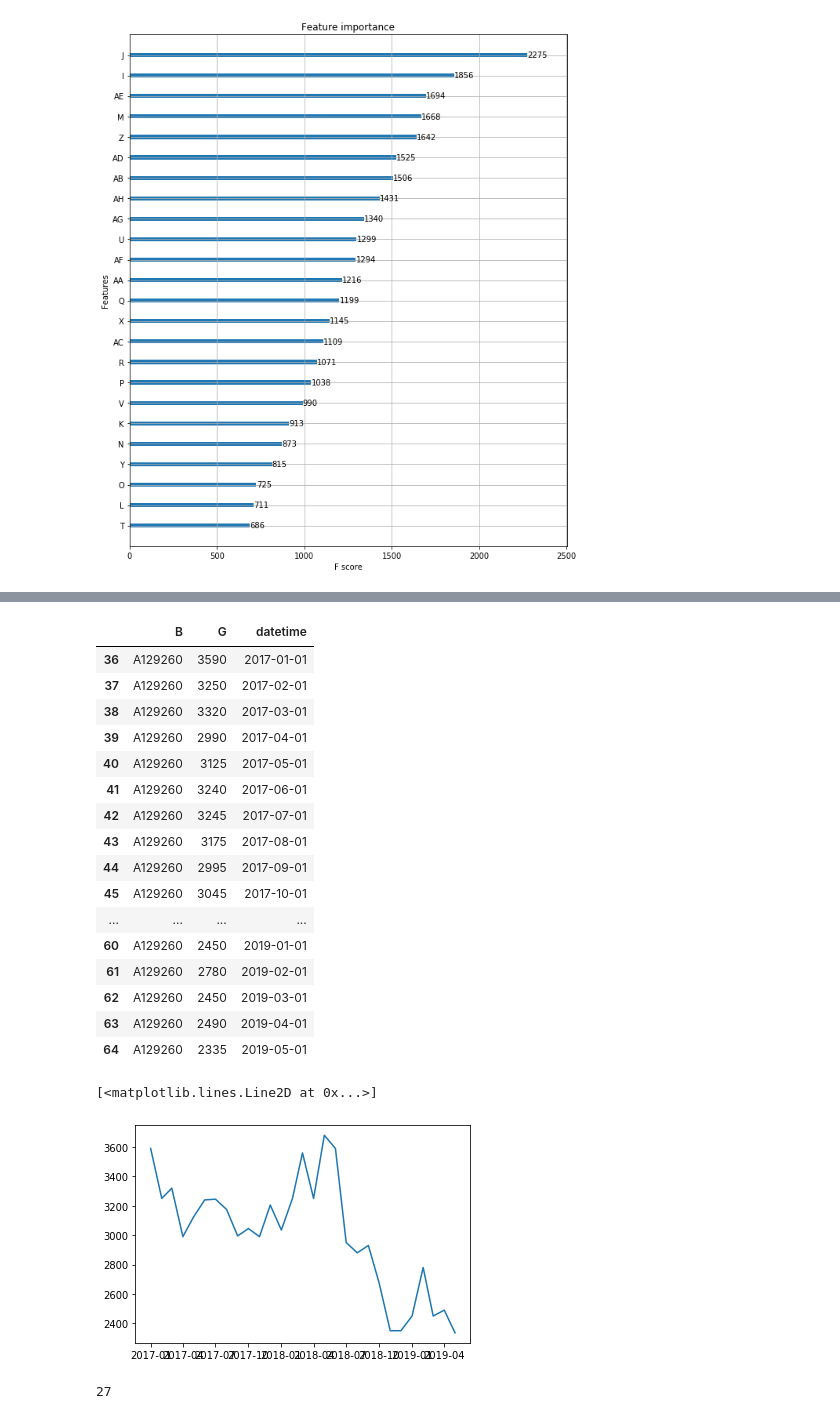
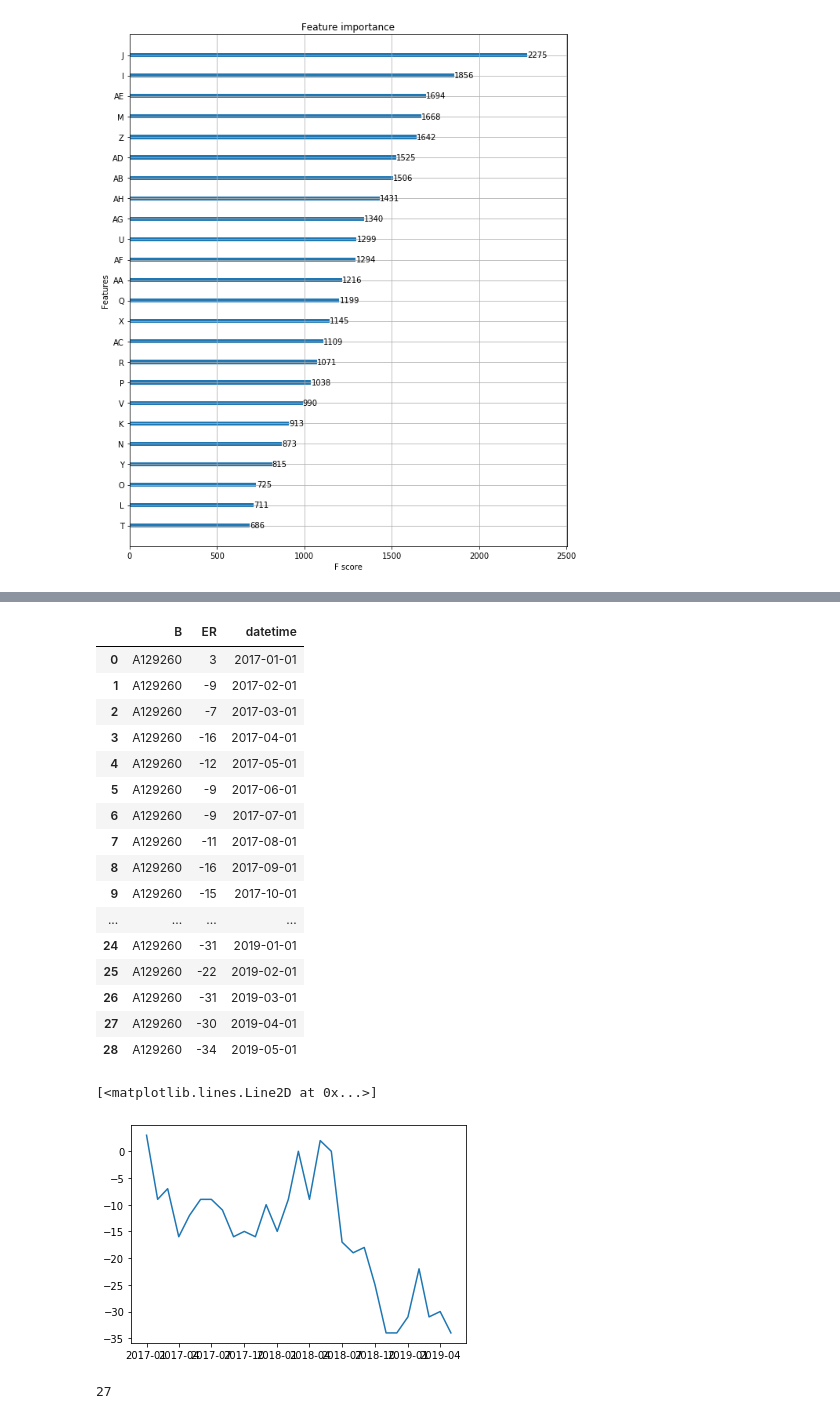
Before and after one commit to codingKYU/Deep-Learning, a Jupyter notebook: Quant_prediction/model.ipynb, the cells around one changed output, grey strips where cells are left out. Drawn from its saved outputs; the diff is of its cells as text; code cells hidden in the pictures.

```diff
--- a/Quant_prediction/model.ipynb
+++ b/Quant_prediction/model.ipynb
@@ -720,3 +655,20 @@ test_Y = test_set_IN[['B','G','datetime']]
+# %%
+import pandas as pd
+import numpy as np
+
+data = pd.read_excel('C:/Users/jlee0/Desktop/KYU/hanim ict/1/data/last_data/IN_DATA.xlsx')
+# %%
+test_set = pd.DataFrame(data.loc[(data['2019_06'] > 0) | (data['2019_07'] > 0) | (data['2019_08'] > 0) | (data['2019_09'] > 0) | (data['2019_10'] > 0) | (data['2019_11'] > 0) | (data['2019_12'] > 0 )])
+train_set = pd.DataFrame(data.loc[(data['2017_01'] > 0) | (data['2017_02'] > 0) | (data['2017_03'] > 0) | (data['2017_04'] > 0) | (data['2017_05'] > 0) | (data['2017_06'] > 0) | (data['2017_07'] > 0 )| (data['2017_08'] > 0 )| (data['2017_09'] > 0 )| (data['2017_10'] > 0 )| (data['2017_11'] > 0 )| (data['2017_12'] > 0 ) | (data['2018_01'] > 0) | (data['2018_02'] > 0) | (data['2018_03'] > 0) | (data['2018_04'] > 0) | (data['2018_05'] > 0) | (data['2018_06'] > 0) | (data['2018_07'] > 0 )| (data['2018_08'] > 0 )| (data['2018_09'] > 0 )| (data['2018_10'] > 0 )| (data['2018_11'] > 0 )| (data['2018_12'] > 0 ) | (data['2019_01'] > 0) | (data['2019_02'] > 0) | (data['2019_03'] > 0) | (data['2019_04'] > 0) | (data['2019_05'] > 0)])
+# %%
+IN_X = train_set[['B','I', 'J', 'K', 'L', 'M', 'N', 'O', 'P', 'Q', 'R', 'T', 'U', 'V',
+       'W', 'X', 'Y', 'Z', 'AA', 'AB', 'AC', 'AD', 'AE', 'AF', 'AG', 'AH','datetime']]
+IN_Y = train_set[['B','ER','datetime']]
+
+test_IN_X = test_set[['B','I', 'J', 'K', 'L', 'M', 'N', 'O', 'P', 'Q', 'R', 'T', 'U', 'V',
+       'W', 'X', 'Y', 'Z', 'AA', 'AB', 'AC', 'AD', 'AE', 'AF', 'AG', 'AH','datetime']]
+
+test_IN_Y = test_set[['B','ER','datetime']]
 # %%
 IN_X
 # %% [output]
@@ -773,32 +725,32 @@ IN_X[IN_X.B == 'A129260']
 # %%
 IN_Y[0:29]
 # %% [output]
-|  | B | G | datetime |
-| 36 | A129260 | 3590 | 2017-01-01 |
-| 37 | A129260 | 3250 | 2017-02-01 |
-| 38 | A129260 | 3320 | 2017-03-01 |
-| 39 | A129260 | 2990 | 2017-04-01 |
-| 40 | A129260 | 3125 | 2017-05-01 |
-| 41 | A129260 | 3240 | 2017-06-01 |
-| 42 | A129260 | 3245 | 2017-07-01 |
-| 43 | A129260 | 3175 | 2017-08-01 |
-| 44 | A129260 | 2995 | 2017-09-01 |
-| 45 | A129260 | 3045 | 2017-10-01 |
+|  | B | ER | datetime |
+| 0 | A129260 | 3 | 2017-01-01 |
+| 1 | A129260 | -9 | 2017-02-01 |
+| 2 | A129260 | -7 | 2017-03-01 |
+| 3 | A129260 | -16 | 2017-04-01 |
+| 4 | A129260 | -12 | 2017-05-01 |
+| 5 | A129260 | -9 | 2017-06-01 |
+| 6 | A129260 | -9 | 2017-07-01 |
+| 7 | A129260 | -11 | 2017-08-01 |
+| 8 | A129260 | -16 | 2017-09-01 |
+| 9 | A129260 | -15 | 2017-10-01 |
 | ... | ... | ... | ... |
-| 60 | A129260 | 2450 | 2019-01-01 |
-| 61 | A129260 | 2780 | 2019-02-01 |
-| 62 | A129260 | 2450 | 2019-03-01 |
-| 63 | A129260 | 2490 | 2019-04-01 |
-| 64 | A129260 | 2335 | 2019-05-01 |
+| 24 | A129260 | -31 | 2019-01-01 |
+| 25 | A129260 | -22 | 2019-02-01 |
+| 26 | A129260 | -31 | 2019-03-01 |
+| 27 | A129260 | -30 | 2019-04-01 |
+| 28 | A129260 | -34 | 2019-05-01 |
 # %%
 import matplotlib.pyplot as plt
 
 x = IN_X[0:29].datetime
-y = IN_Y[0:29]['G']
+y = IN_Y[0:29]['ER']
 plt.plot(x, y)
 # %% [output]
 [<matplotlib.lines.Line2D at 0x...>]
-[figure, old version]
+[figure, new version]
 # %%
 # window 만들기. 3개월을 기준으로 사용할 것이며, many to one 방식을 이용할 것이다.
 
```
Also changed, not shown: parts of 33 cells of this notebook.
